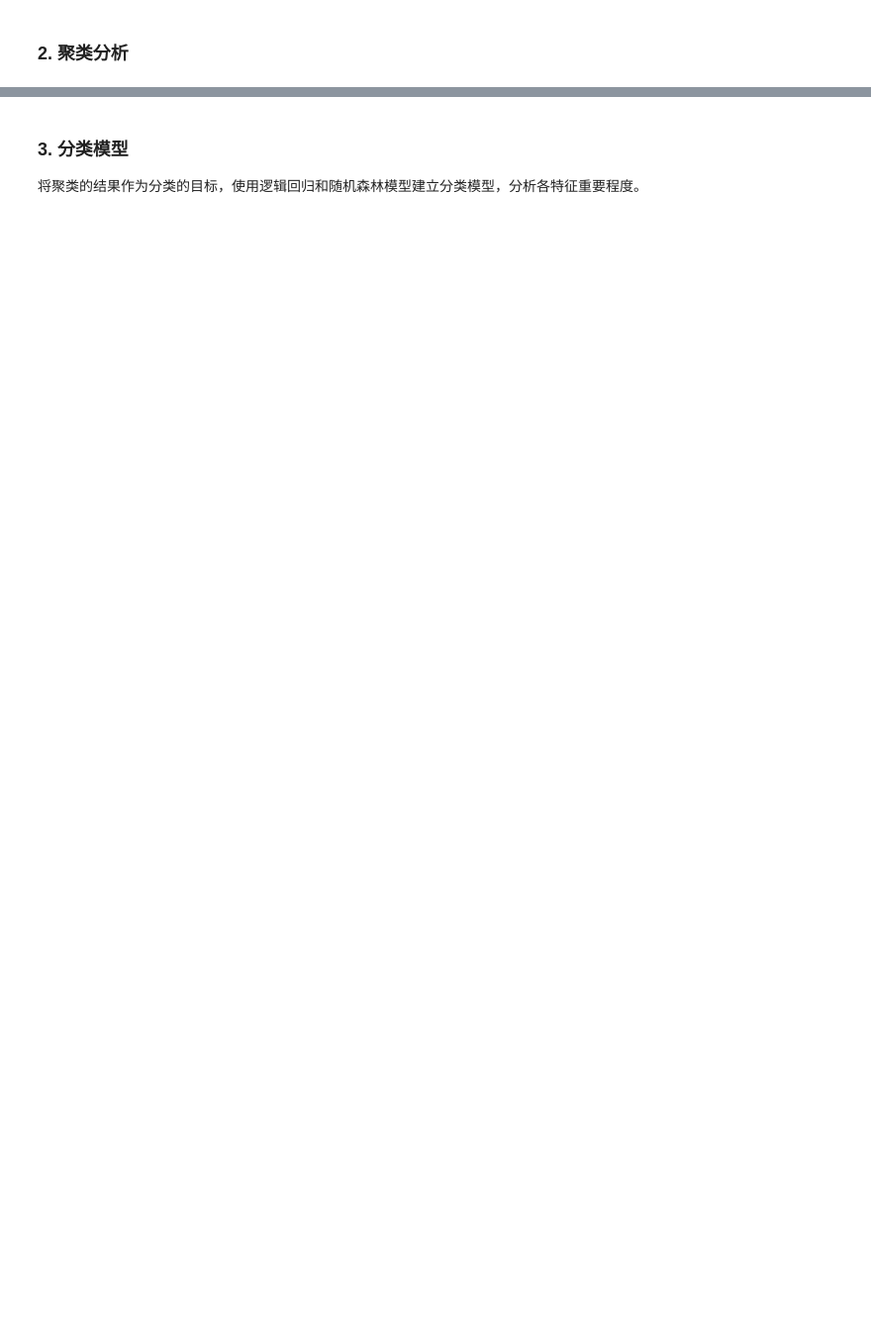
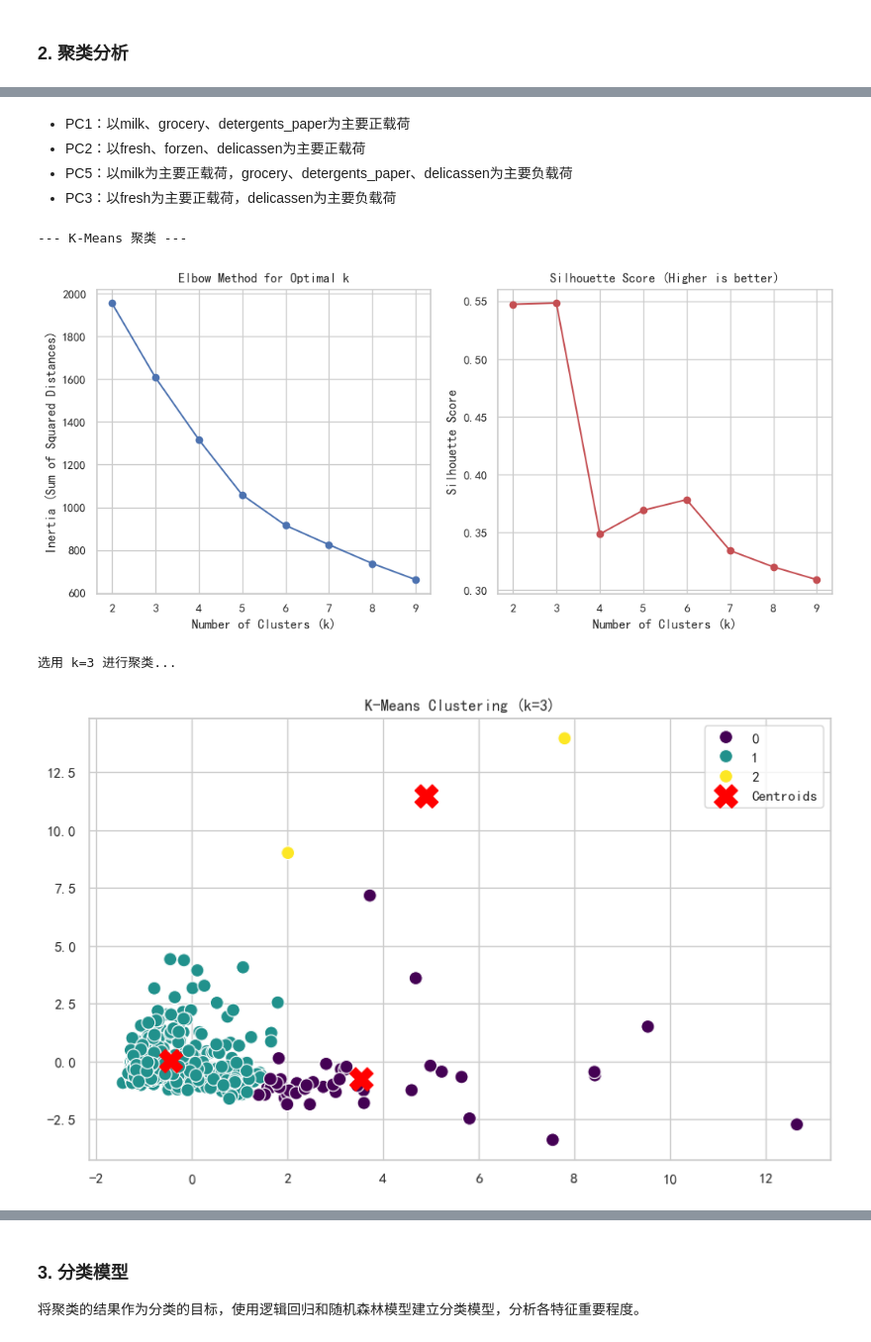
Before and after one commit to VasantLong/ml2025, a Jupyter notebook: hw/课后实践03.ipynb, the cells around one changed output, grey strips where cells are left out. Shown at 99% size. Cells and saved outputs as stored; diff of their text form; code cells hidden in the pictures; blank space fills up the shorter version.

```diff
--- a/hw/课后实践03.ipynb
+++ b/hw/课后实践03.ipynb
@@ -22,0 +121,62 @@
+# %% [markdown]
+* PC1：以milk、grocery、detergents_paper为主要正载荷
+* PC2：以fresh、forzen、delicassen为主要正载荷
+* PC5：以milk为主要正载荷，grocery、detergents_paper、delicassen为主要负载荷
+* PC3：以fresh为主要正载荷，delicassen为主要负载荷
+# %%
+from sklearn.cluster import KMeans
+from sklearn.metrics import silhouette_score
+
+print("\n--- K-Means 聚类 ---")
+# --- 第一步：手肘法寻找最佳 K 值 ---
+inertia = []
+silhouette_scores = []
+K_range = range(2, 10)  # 尝试 2 到 9 个簇
+
+for k in K_range:
+    # 随机种子 random_state 保证结果可复现
+    kmeans = KMeans(n_clusters=k, random_state=42, n_init=10)
+    kmeans.fit(pcs) # 这里既可以用 X_pca，也可以用原始标准化数据 X_scaled
+    inertia.append(kmeans.inertia_)
+    silhouette_scores.append(silhouette_score(pcs, kmeans.labels_))
+
+# 绘制手肘图
+plt.figure(figsize=(12, 5))
+
+plt.subplot(1, 2, 1)
+plt.plot(K_range, inertia, 'bo-')
+plt.xlabel('Number of Clusters (k)')
+plt.ylabel('Inertia (Sum of Squared Distances)')
+plt.title('Elbow Method for Optimal k')
+
+plt.subplot(1, 2, 2)
+plt.plot(K_range, silhouette_scores, 'ro-')
+plt.xlabel('Number of Clusters (k)')
+plt.ylabel('Silhouette Score')
+plt.title('Silhouette Score (Higher is better)')
+plt.show()
+
+# --- 第二步：根据上图选择 K 值进行最终聚类 ---
+# 假设根据图看，k=3 或 k=4 比较合适（拐点位置或轮廓系数最高点）
+best_k = K_range[silhouette_scores.index(max(silhouette_scores))]  # <--- 如果你觉得 3 合适，就改成 3
+print(f"\n选用 k={best_k} 进行聚类...")
+
+kmeans_final = KMeans(n_clusters=best_k, random_state=42, n_init=10)
+clusters = kmeans_final.fit_predict(pcs)
+
+# 将结果存入 DataFrame
+df['Cluster_K'] = clusters
+
+# 可视化结果
+plt.figure(figsize=(10, 6))
+sns.scatterplot(x=pcs[:, 0], y=pcs[:, 1], hue=clusters, palette='viridis', s=100)
+plt.scatter(kmeans_final.cluster_centers_[:, 0], kmeans_final.cluster_centers_[:, 1],
+            s=300, c='red', marker='X', label='Centroids') # 标记质心
+plt.title(f'K-Means Clustering (k={best_k})')
+plt.legend()
+plt.show()
+# %% [output]
+--- K-Means 聚类 ---
+[figure, added]
+选用 k=3 进行聚类...
+[figure, added]
```
Also changed, not shown: parts of 19 cells of this notebook.
